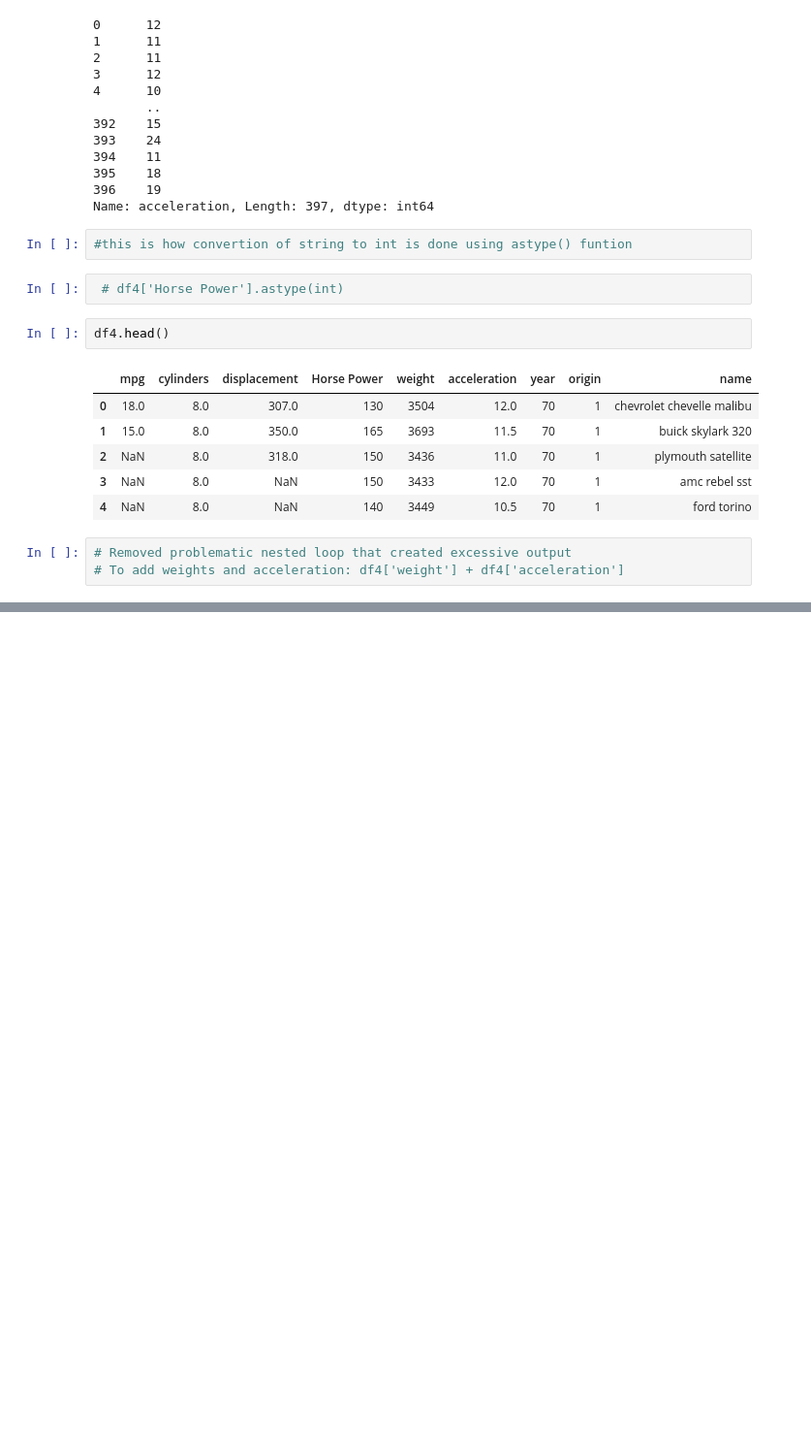
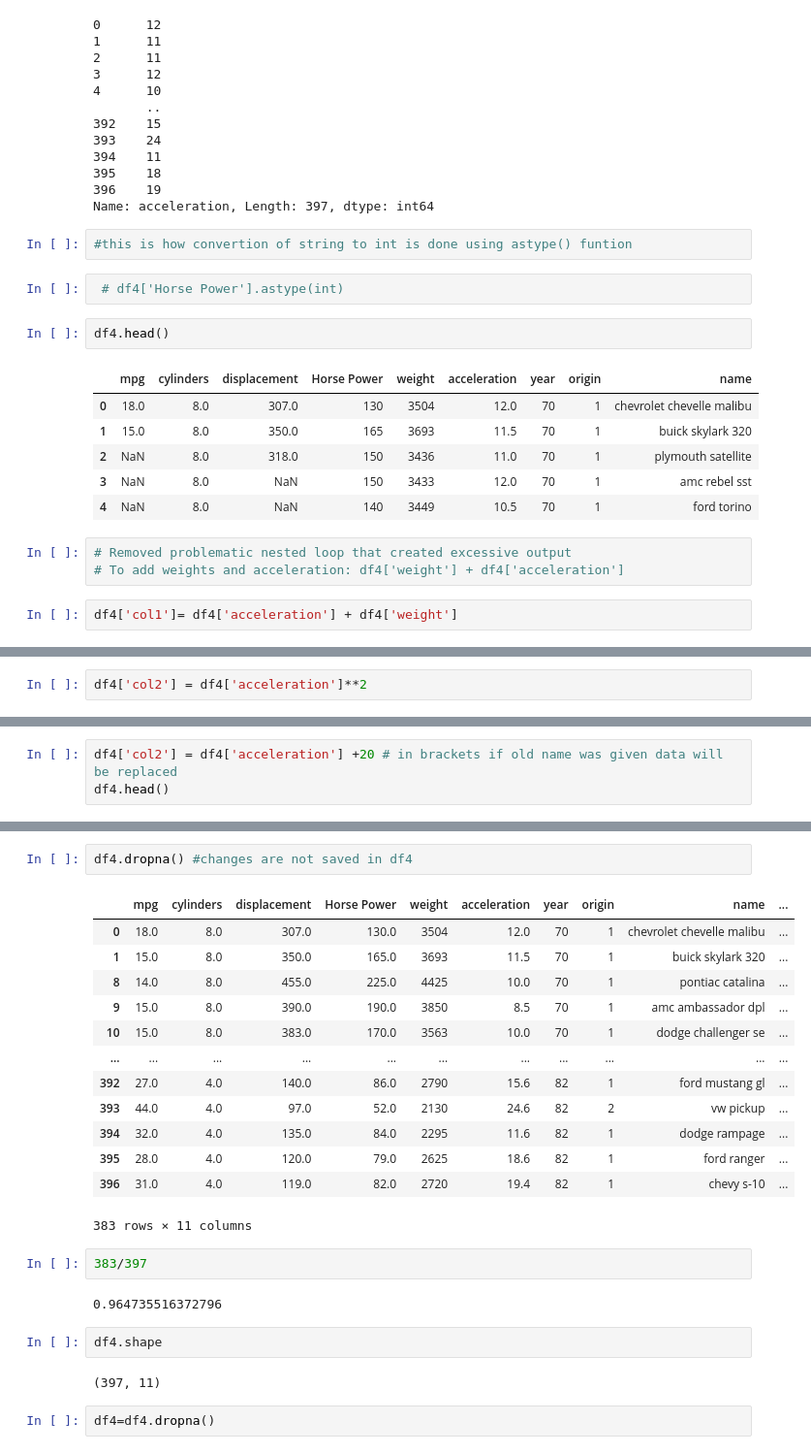
Before and after one commit to Prathibha856/MachineLearning_foundations, a Jupyter notebook: pandas1.ipynb, the cells around one changed output, grey strips where cells are left out. Shown at 97% size. Saved outputs shown, nothing was run; the diff lists cells and outputs as text; blank space fills up the shorter version.

```diff
--- a/pandas1.ipynb
+++ b/pandas1.ipynb
@@ -514,3 +514,5 @@ df4.head()
 # %%
 # Removed problematic nested loop that created excessive output
 # To add weights and acceleration: df4['weight'] + df4['acceleration']
+# %%
+df4['col1']= df4['acceleration'] + df4['weight']
@@ -516,0 +528,2 @@ df4.head()
+# %%
+df4['col2'] = df4['acceleration']**2
@@ -516,0 +539,3 @@ df4.head()
+# %%
+df4['col2'] = df4['acceleration'] +20 # in brackets if old name was given data will be replaced
+df4.head()
@@ -516,0 +647,26 @@ df4.head()
+# %%
+df4.dropna() #changes are not saved in df4
+# %% [output]
+|  | mpg | cylinders | displacement | Horse Power | weight | acceleration | year | origin | name | ... |
+| 0 | 18.0 | 8.0 | 307.0 | 130.0 | 3504 | 12.0 | 70 | 1 | chevrolet chevelle malibu | ... |
+| 1 | 15.0 | 8.0 | 350.0 | 165.0 | 3693 | 11.5 | 70 | 1 | buick skylark 320 | ... |
+| 8 | 14.0 | 8.0 | 455.0 | 225.0 | 4425 | 10.0 | 70 | 1 | pontiac catalina | ... |
+| 9 | 15.0 | 8.0 | 390.0 | 190.0 | 3850 | 8.5 | 70 | 1 | amc ambassador dpl | ... |
+| 10 | 15.0 | 8.0 | 383.0 | 170.0 | 3563 | 10.0 | 70 | 1 | dodge challenger se | ... |
+| ... | ... | ... | ... | ... | ... | ... | ... | ... | ... | ... |
+| 392 | 27.0 | 4.0 | 140.0 | 86.0 | 2790 | 15.6 | 82 | 1 | ford mustang gl | ... |
+| 393 | 44.0 | 4.0 | 97.0 | 52.0 | 2130 | 24.6 | 82 | 2 | vw pickup | ... |
+| 394 | 32.0 | 4.0 | 135.0 | 84.0 | 2295 | 11.6 | 82 | 1 | dodge rampage | ... |
+| 395 | 28.0 | 4.0 | 120.0 | 79.0 | 2625 | 18.6 | 82 | 1 | ford ranger | ... |
+| 396 | 31.0 | 4.0 | 119.0 | 82.0 | 2720 | 19.4 | 82 | 1 | chevy s-10 | ... |
+383 rows × 11 columns
+# %%
+383/397
+# %% [output]
+0.964735516372796
+# %%
+df4.shape
+# %% [output]
+(397, 11)
+# %%
+df4=df4.dropna()
```
Also changed, not shown: parts of 43 cells of this notebook, 3 other files.
